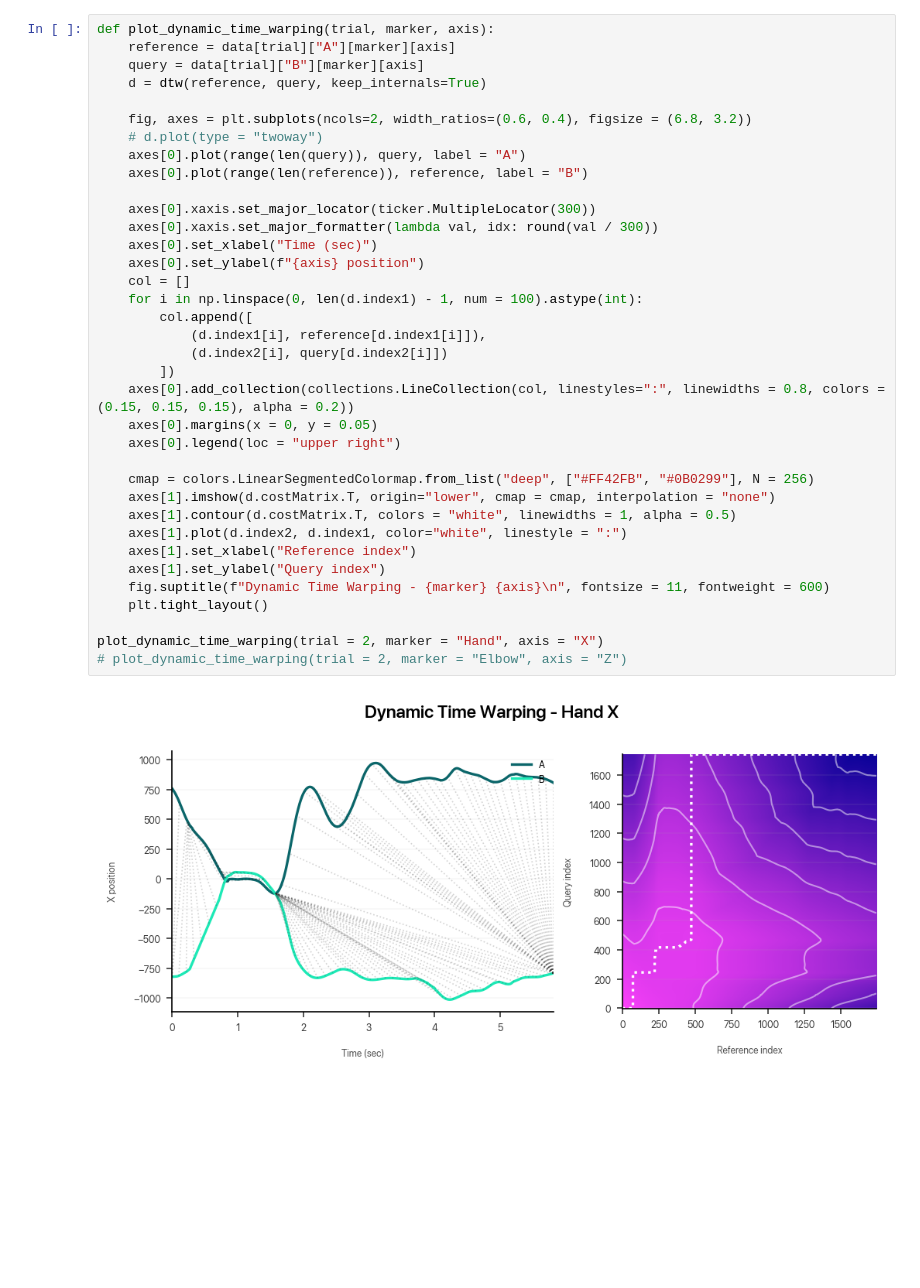
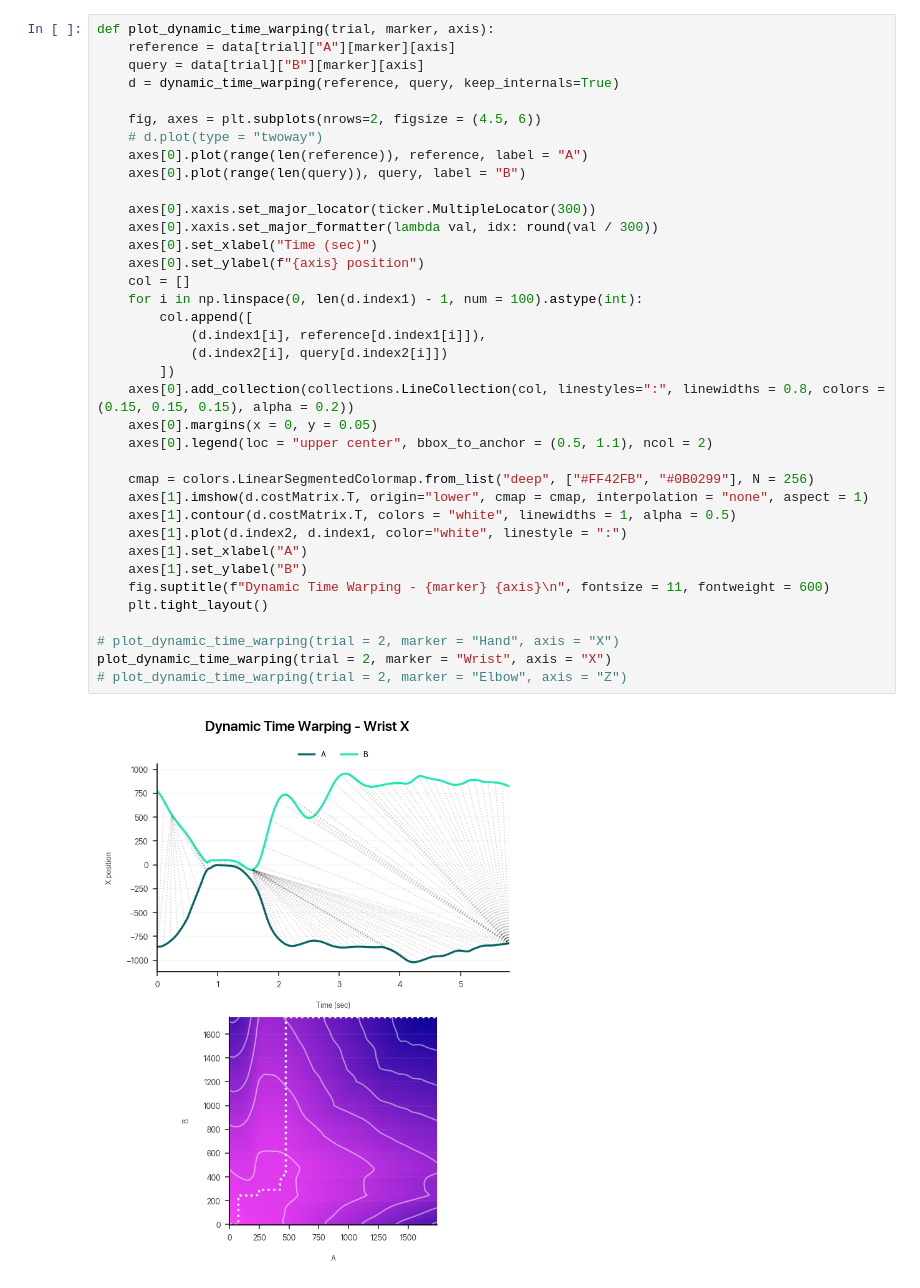
Before and after one commit to dlundgaard/dapup-mocap, a Jupyter notebook: analysis.ipynb, the cells around one changed output. Cells and saved outputs as stored; diff of their text form; blank space fills up the shorter version.

```diff
--- a/analysis.ipynb
+++ b/analysis.ipynb
@@ -136,38 +135,39 @@ plot_position(trial = 4, marker = "Elbow", axis = "Z")
 # %%
 def plot_dynamic_time_warping(trial, marker, axis):
     reference = data[trial]["A"][marker][axis]
     query = data[trial]["B"][marker][axis]
-    d = dtw(reference, query, keep_internals=True)
+    d = dynamic_time_warping(reference, query, keep_internals=True)
 
-    fig, axes = plt.subplots(ncols=2, width_ratios=(0.6, 0.4), figsize = (6.8, 3.2))
+    fig, axes = plt.subplots(nrows=2, figsize = (4.5, 6))
     # d.plot(type = "twoway")
-    axes[0].plot(range(len(query)), query, label = "A")
-    axes[0].plot(range(len(reference)), reference, label = "B")
+    axes[0].plot(range(len(reference)), reference, label = "A")
+    axes[0].plot(range(len(query)), query, label = "B")
 
     axes[0].xaxis.set_major_locator(ticker.MultipleLocator(300))
     axes[0].xaxis.set_major_formatter(lambda val, idx: round(val / 300))
     axes[0].set_xlabel("Time (sec)")
     axes[0].set_ylabel(f"{axis} position")
     col = []
     for i in np.linspace(0, len(d.index1) - 1, num = 100).astype(int):
         col.append([
             (d.index1[i], reference[d.index1[i]]),
             (d.index2[i], query[d.index2[i]])
         ])
     axes[0].add_collection(collections.LineCollection(col, linestyles=":", linewidths = 0.8, colors = (0.15, 0.15, 0.15), alpha = 0.2))
     axes[0].margins(x = 0, y = 0.05)
-    axes[0].legend(loc = "upper right")
+    axes[0].legend(loc = "upper center", bbox_to_anchor = (0.5, 1.1), ncol = 2)
 
     cmap = colors.LinearSegmentedColormap.from_list("deep", ["#FF42FB", "#0B0299"], N = 256)
-    axes[1].imshow(d.costMatrix.T, origin="lower", cmap = cmap, interpolation = "none")
+    axes[1].imshow(d.costMatrix.T, origin="lower", cmap = cmap, interpolation = "none", aspect = 1)
     axes[1].contour(d.costMatrix.T, colors = "white", linewidths = 1, alpha = 0.5)
     axes[1].plot(d.index2, d.index1, color="white", linestyle = ":")
-    axes[1].set_xlabel("Reference index")
-    axes[1].set_ylabel("Query index")
+    axes[1].set_xlabel("A")
+    axes[1].set_ylabel("B")
     fig.suptitle(f"Dynamic Time Warping - {marker} {axis}\n", fontsize = 11, fontweight = 600)
     plt.tight_layout()
 
-plot_dynamic_time_warping(trial = 2, marker = "Hand", axis = "X")
+# plot_dynamic_time_warping(trial = 2, marker = "Hand", axis = "X")
+plot_dynamic_time_warping(trial = 2, marker = "Wrist", axis = "X")
 # plot_dynamic_time_warping(trial = 2, marker = "Elbow", axis = "Z")
 # %% [output]
-[figure, old version]
+[figure, new version]
```
Also changed, not shown: parts of 9 cells of this notebook.
